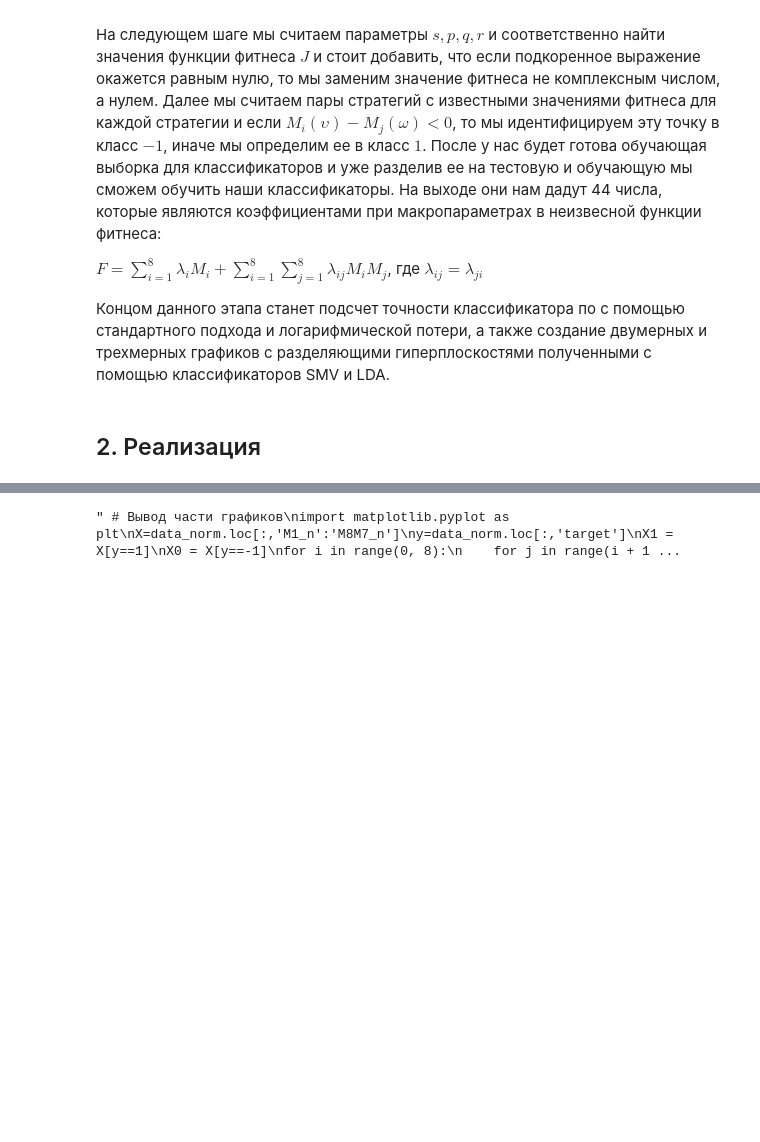
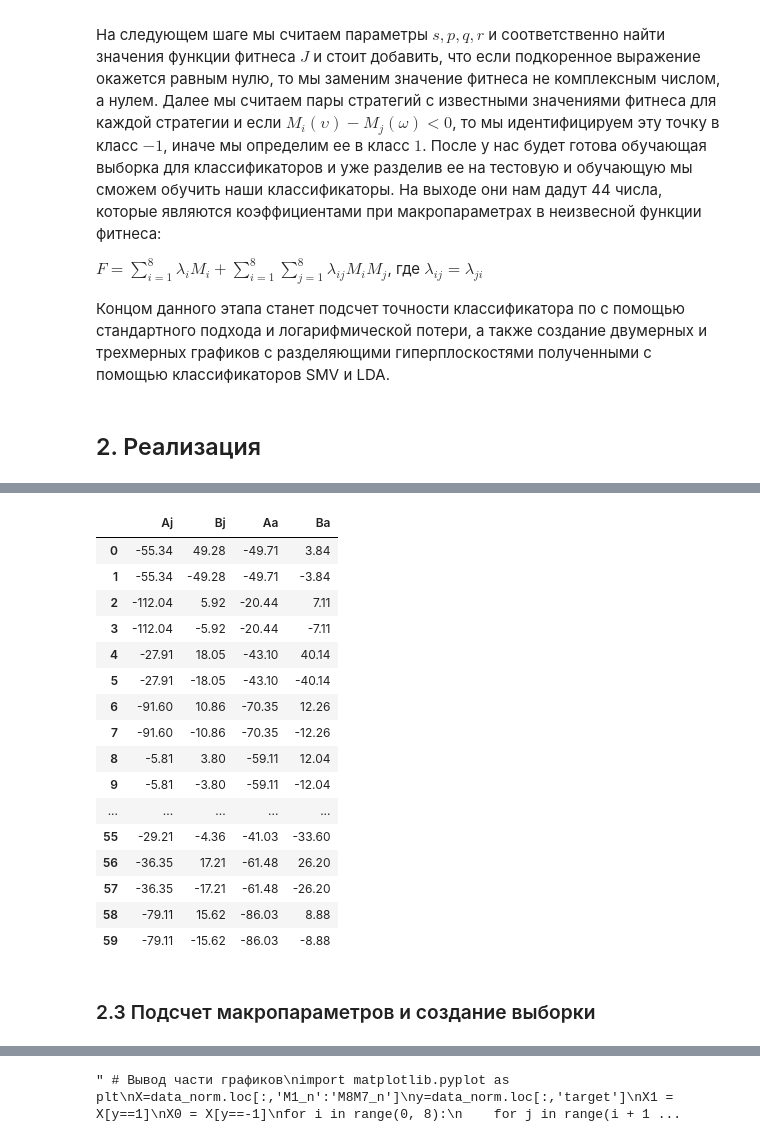
Before and after one commit to Breketov/MMPO, a Jupyter notebook: MMPO.ipynb, the cells around one changed output, grey strips where cells are left out. Drawn from its saved outputs; the diff is of its cells as text; code cells hidden in the pictures; blank space fills up the shorter version.

```diff
--- a/MMPO.ipynb
+++ b/MMPO.ipynb
@@ -238,0 +226,56 @@ data_strat
+# %%
+# Генерация с перемешиванием
+import random as rn
+import pandas as pd
+# Генерация параметров для стратегий
+# Запись параметров в data_strat
+def strategy(Nmax):
+    def rand_strat_A():
+        A = []
+        for i in range(0, Nmax):
+            a = rn.randint(-D*100, 0)
+            A.append(a)
+        rn.shuffle(A)
+        return A
+    def rand_strat_B(a):
+        A, B = [], []
+        for i in range(0, Nmax):
+            b = rn.randint(0, min(-a[i], a[i] + D*100))
+            A.append(a[i]/100)
+            B.append(b/100)
+            A.append(a[i]/100)
+            B.append(-b/100)
+        return A, B
+
+    a = rand_strat_A()
+    A, B = rand_strat_B(a)
+    data_strat1 = {'Aj': A, 'Bj': B}
+    data1 = pd.DataFrame(data = data_strat1)
+    a = rand_strat_A()
+    A, B = rand_strat_B(a)
+    data_strat2 = {'Aa': A, 'Ba': B}
+    data2 = pd.DataFrame(data = data_strat2)
+    data = pd.concat([data1, data2], axis=1)
+    data.to_csv("data_strat.csv", index=False)
+    return data
+
+data_strat = strategy(Nmax)
+data_strat
+# %% [output]
+|  | Aj | Bj | Aa | Ba |
+| 0 | -55.34 | 49.28 | -49.71 | 3.84 |
+| 1 | -55.34 | -49.28 | -49.71 | -3.84 |
+| 2 | -112.04 | 5.92 | -20.44 | 7.11 |
+| 3 | -112.04 | -5.92 | -20.44 | -7.11 |
+| 4 | -27.91 | 18.05 | -43.10 | 40.14 |
+| 5 | -27.91 | -18.05 | -43.10 | -40.14 |
+| 6 | -91.60 | 10.86 | -70.35 | 12.26 |
+| 7 | -91.60 | -10.86 | -70.35 | -12.26 |
+| 8 | -5.81 | 3.80 | -59.11 | 12.04 |
+| 9 | -5.81 | -3.80 | -59.11 | -12.04 |
+| ... | ... | ... | ... | ... |
+| 55 | -29.21 | -4.36 | -41.03 | -33.60 |
+| 56 | -36.35 | 17.21 | -61.48 | 26.20 |
+| 57 | -36.35 | -17.21 | -61.48 | -26.20 |
+| 58 | -79.11 | 15.62 | -86.03 | 8.88 |
+| 59 | -79.11 | -15.62 | -86.03 | -8.88 |
@@ -239,3 +311,5 @@ data_strat
+# %% [markdown]
+### 2.3 Подсчет макропараметров и создание выборки
 # %%
 import pandas as pd
 import numpy as np
```
Also changed, not shown: parts of 31 cells of this notebook, 8 other files.
